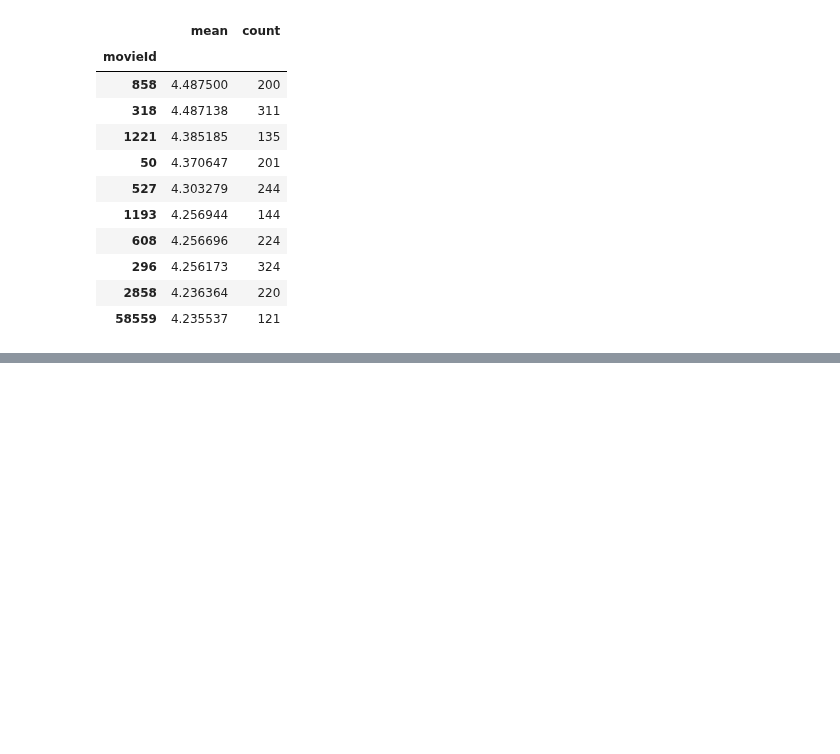
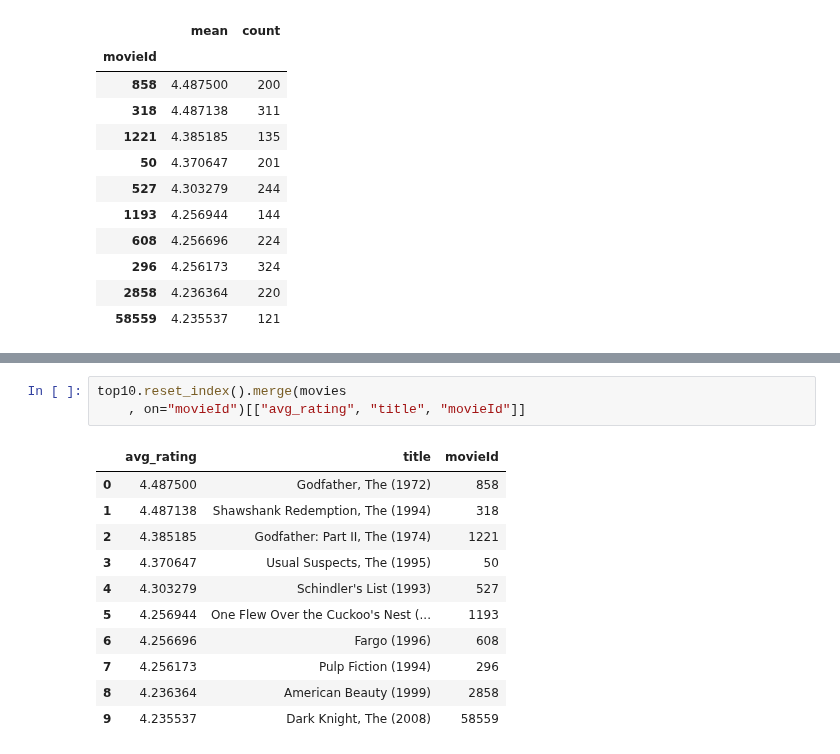
Before and after one commit to abulbasar/machine-learning, a Jupyter notebook: demos/Day 1 - 01 Pandas.ipynb, the cells around one changed output, grey strips where cells are left out. Saved outputs shown, nothing was run; the diff lists cells and outputs as text; blank space fills up the shorter version.

```diff
--- a/demos/Day 1 - 01 Pandas.ipynb
+++ b/demos/Day 1 - 01 Pandas.ipynb
@@ -457,0 +474,15 @@ top10
+# %%
+top10.reset_index().merge(movies
+    , on="movieId")[["avg_rating", "title", "movieId"]]
+# %% [output]
+|  | avg_rating | title | movieId |
+| 0 | 4.487500 | Godfather, The (1972) | 858 |
+| 1 | 4.487138 | Shawshank Redemption, The (1994) | 318 |
+| 2 | 4.385185 | Godfather: Part II, The (1974) | 1221 |
+| 3 | 4.370647 | Usual Suspects, The (1995) | 50 |
+| 4 | 4.303279 | Schindler's List (1993) | 527 |
+| 5 | 4.256944 | One Flew Over the Cuckoo's Nest (... | 1193 |
+| 6 | 4.256696 | Fargo (1996) | 608 |
+| 7 | 4.256173 | Pulp Fiction (1994) | 296 |
+| 8 | 4.236364 | American Beauty (1999) | 2858 |
+| 9 | 4.235537 | Dark Knight, The (2008) | 58559 |
```
Also changed, not shown: parts of 6 cells of this notebook.
